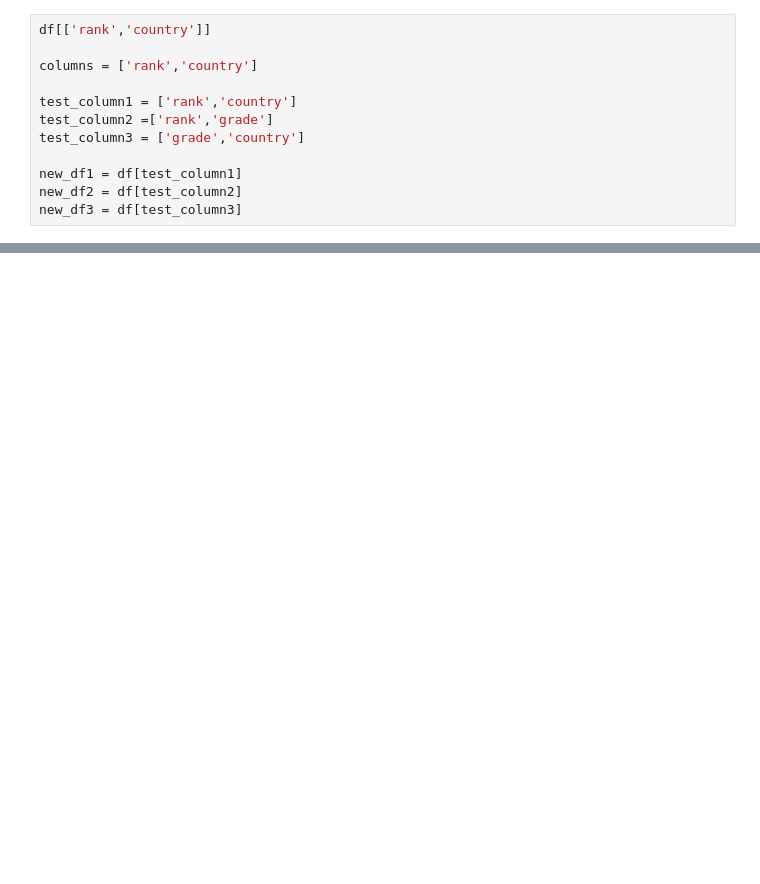
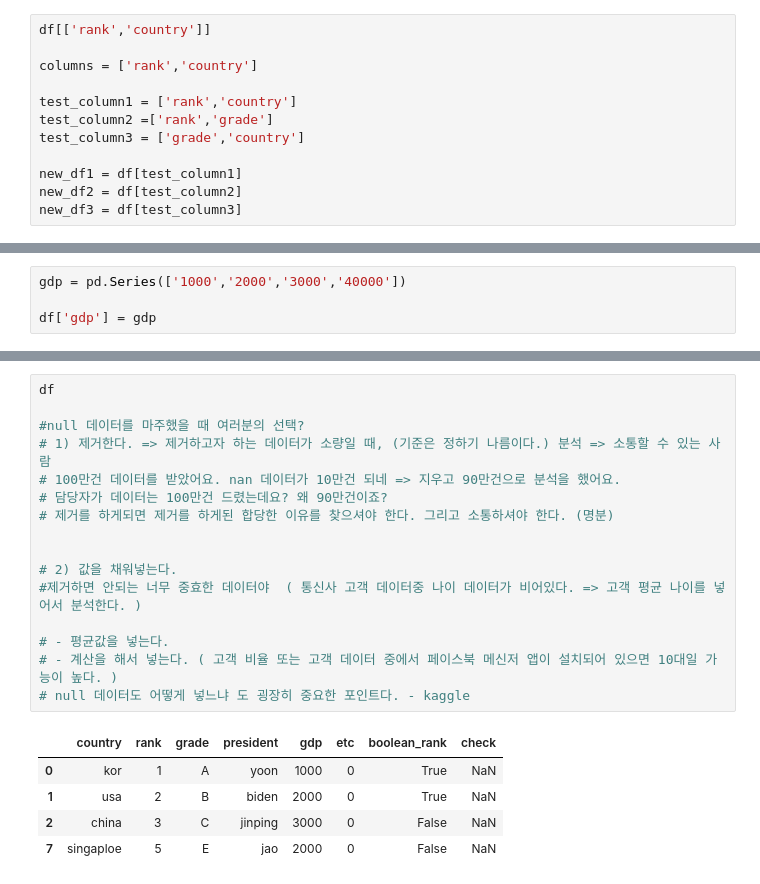
Before and after one commit to favorsyoon/python_advance, a Jupyter notebook: 04-24/pandas-basic.ipynb, the cells around one changed output, grey strips where cells are left out. Drawn from its saved outputs; the diff is of its cells as text; blank space fills up the shorter version.

Commit message:
pandas 데이터셀렉션 ~ NULL 데이터 처리까지 개념정리

```diff
--- a/04-24/pandas-basic.ipynb
+++ b/04-24/pandas-basic.ipynb
@@ -202,0 +172,4 @@ new_df.iloc[0:3] #범위 (3보다 크거나 같고 3보다 작은 값)
+# %%
+gdp = pd.Series(['1000','2000','3000','40000'])
+
+df['gdp'] = gdp
@@ -202,0 +438,22 @@ new_df.iloc[0:3] #범위 (3보다 크거나 같고 3보다 작은 값)
+# %%
+df
+
+#null 데이터를 마주했을 때 여러분의 선택?
+# 1) 제거한다. => 제거하고자 하는 데이터가 소량일 때, (기준은 정하기 나름이다.) 분석 => 소통할 수 있는 사람
+# 100만건 데이터를 받았어요. nan 데이터가 10만건 되네 => 지우고 90만건으로 분석을 했어요.
+# 담당자가 데이터는 100만건 드렸는데요? 왜 90만건이죠?
+# 제거를 하게되면 제거를 하게된 합당한 이유를 찾으셔야 한다. 그리고 소통하셔야 한다. (명분)
+
+
+# 2) 값을 채워넣는다.
+#제거하면 안되는 너무 중효한 데이터야  ( 통신사 고객 데이터중 나이 데이터가 비어있다. => 고객 평균 나이를 넣어서 분석한다. )
+
+# - 평균값을 넣는다.
+# - 계산을 해서 넣는다. ( 고객 비율 또는 고객 데이터 중에서 페이스북 메신저 앱이 설치되어 있으면 10대일 가능이 높다. )
+# null 데이터도 어떻게 넣느냐 도 굉장히 중요한 포인트다. - kaggle
+# %% [output]
+|  | country | rank | grade | president | gdp | etc | boolean_rank | check |
+| 0 | kor | 1 | A | yoon | 1000 | 0 | True | NaN |
+| 1 | usa | 2 | B | biden | 2000 | 0 | True | NaN |
+| 2 | china | 3 | C | jinping | 3000 | 0 | False | NaN |
+| 7 | singaploe | 5 | E | jao | 2000 | 0 | False | NaN |
```
Also changed, not shown: parts of 38 cells of this notebook.
